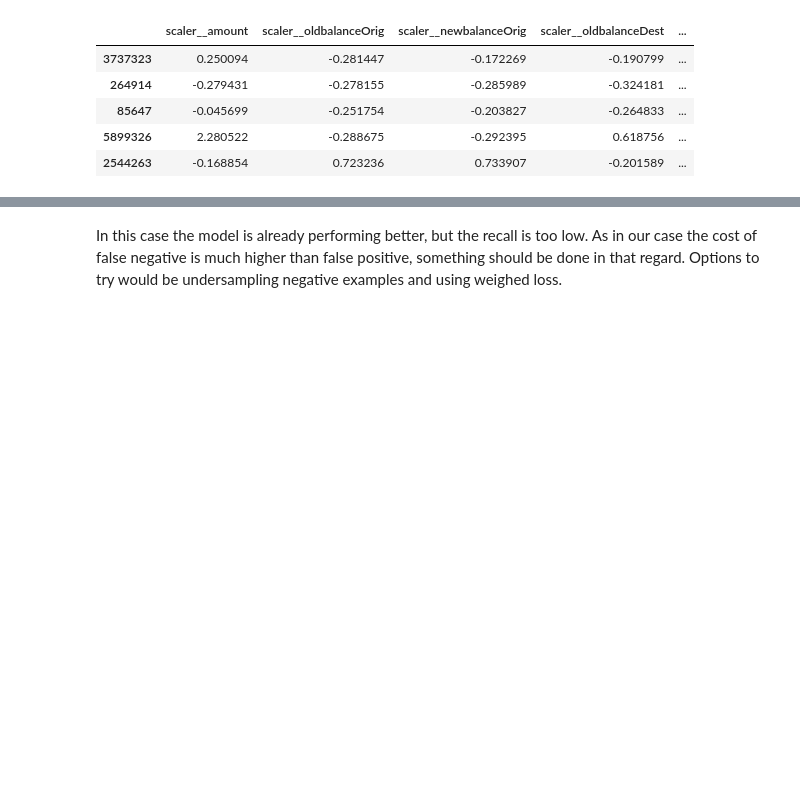
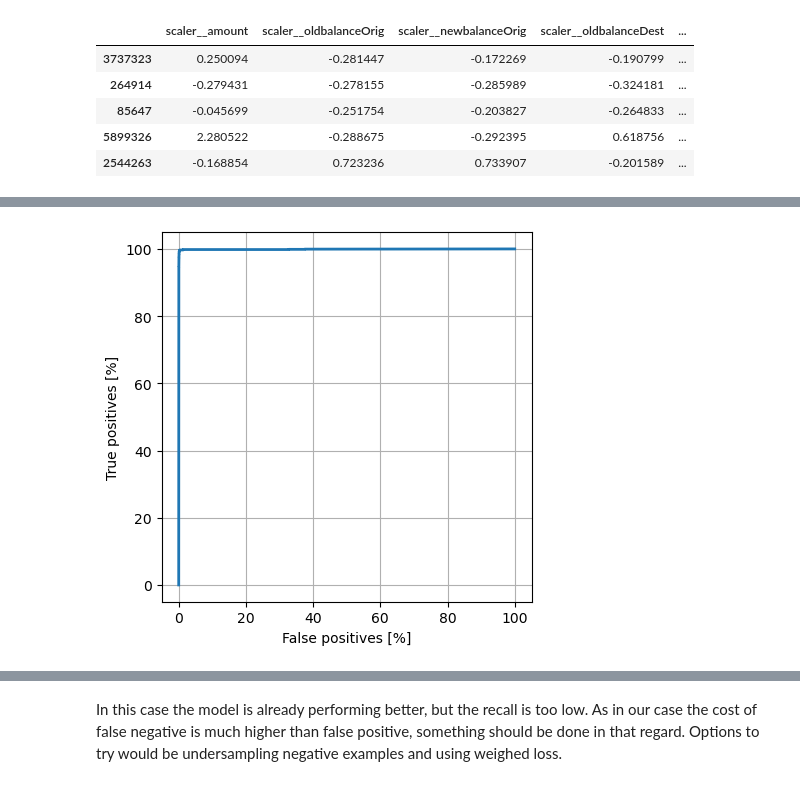
Before and after one commit to simmul/NNwithFraudTransactions, a Jupyter notebook: First Neural Net.ipynb, the cells around one changed output, grey strips where cells are left out. Drawn from its saved outputs; the diff is of its cells as text; code cells hidden in the pictures; blank space fills up the shorter version.

```diff
--- a/First Neural Net.ipynb
+++ b/First Neural Net.ipynb
@@ -343,0 +378,4 @@ Total Fraudulent Transactions:  1620
+# %%
+plot_roc("test_plot",y_test, test_predictions)
+# %% [output]
+[figure, added]
```
Also changed, not shown: parts of 37 cells of this notebook, 2 other files.
